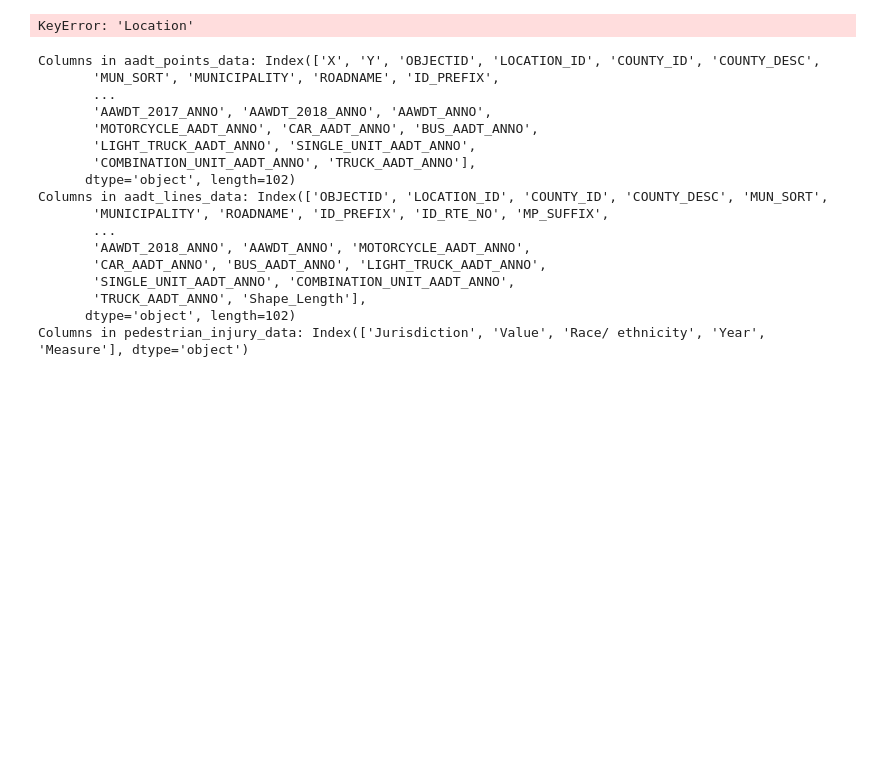
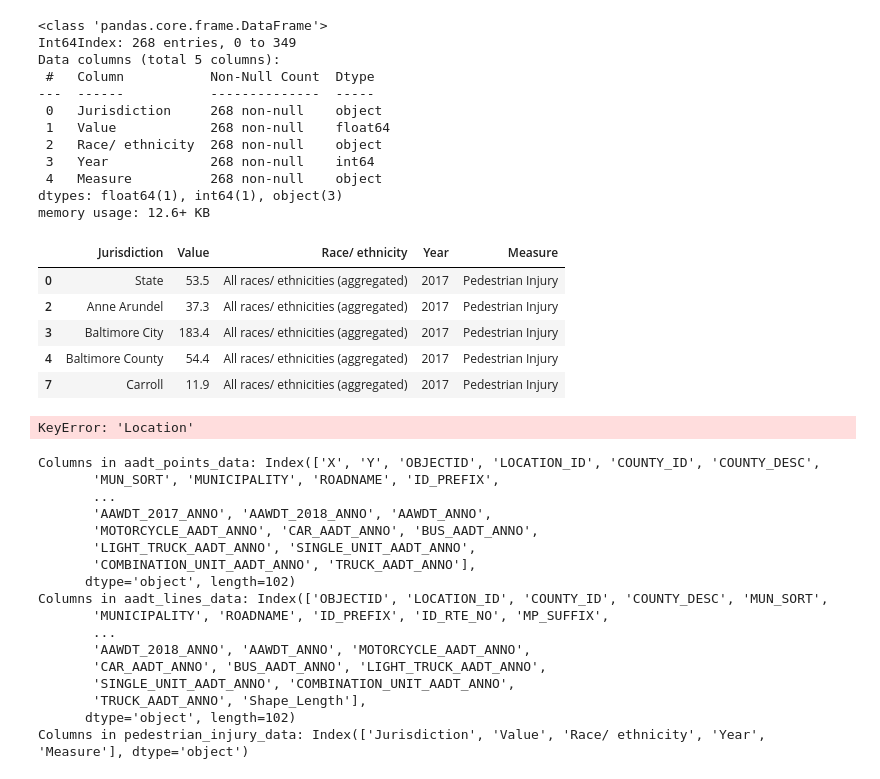
Before and after one commit to jeadjani/MDTraffic, a Jupyter notebook: 447project/MD_Accident_Hotspots.ipynb, the cells around one changed output. Cells and saved outputs as stored; diff of their text form; code cells hidden in the pictures; blank space fills up the shorter version.

```diff
--- a/447project/MD_Accident_Hotspots.ipynb
+++ b/447project/MD_Accident_Hotspots.ipynb
@@ -66,3 +107,26 @@ pedestrian_injury_data = clean_data(pedestrian_injury_data)
+# %%
+pedestrian_injury_data.info()
+pedestrian_injury_data.columns
+pedestrian_injury_data.head()
+# %% [output]
+<class 'pandas.core.frame.DataFrame'>
+Int64Index: 268 entries, 0 to 349
+Data columns (total 5 columns):
+ #   Column           Non-Null Count  Dtype
+---  ------           --------------  -----
+ 0   Jurisdiction     268 non-null    object
+ 1   Value            268 non-null    float64
+ 2   Race/ ethnicity  268 non-null    object
+ 3   Year             268 non-null    int64
+ 4   Measure          268 non-null    object
+dtypes: float64(1), int64(1), object(3)
+memory usage: 12.6+ KB
+|  | Jurisdiction | Value | Race/ ethnicity | Year | Measure |
+| 0 | State | 53.5 | All races/ ethnicities (aggregated) | 2017 | Pedestrian Injury |
+| 2 | Anne Arundel | 37.3 | All races/ ethnicities (aggregated) | 2017 | Pedestrian Injury |
+| 3 | Baltimore City | 183.4 | All races/ ethnicities (aggregated) | 2017 | Pedestrian Injury |
+| 4 | Baltimore County | 54.4 | All races/ ethnicities (aggregated) | 2017 | Pedestrian Injury |
+| 7 | Carroll | 11.9 | All races/ ethnicities (aggregated) | 2017 | Pedestrian Injury |
 # %%
 # Merging data examples
 # Assuming common columns 'Date' and 'Location' for simplicity
```
Also changed, not shown: parts of 3 cells of this notebook.
